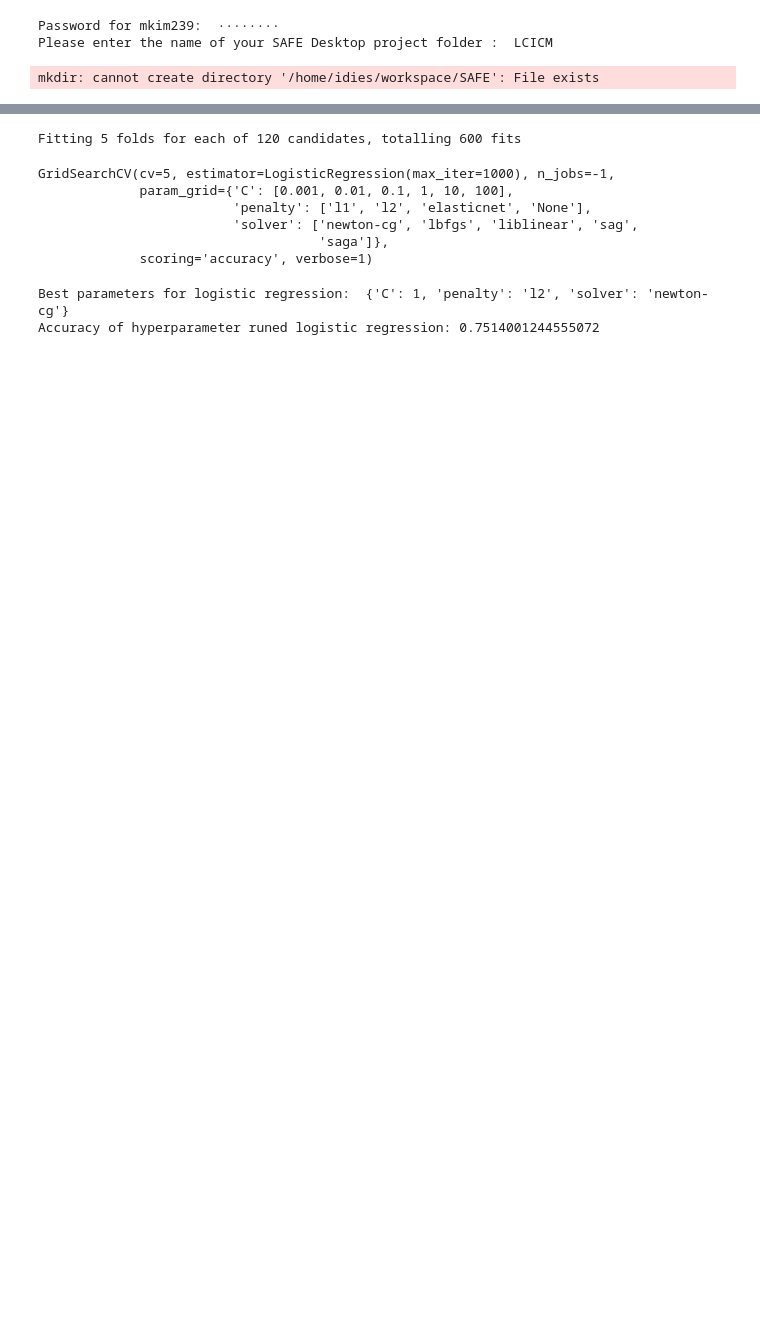
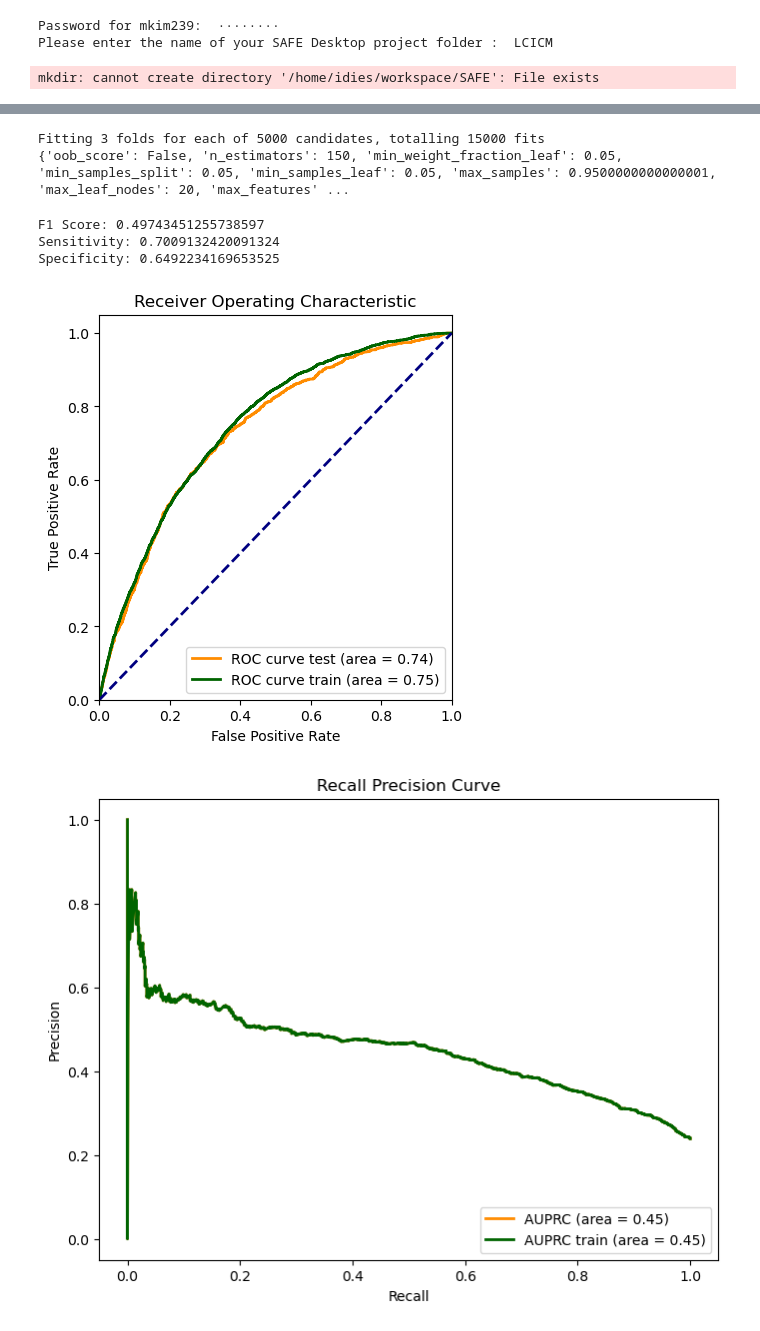
Before and after one commit to Minoo-Kim/HFpEF-ECG-AI, a Jupyter notebook: src/feature_selection_VIF.ipynb, the cells around one changed output, grey strips where cells are left out. Drawn from its saved outputs; the diff is of its cells as text; code cells hidden in the pictures; blank space fills up the shorter version.

```diff
--- a/src/feature_selection_VIF.ipynb
+++ b/src/feature_selection_VIF.ipynb
@@ -156,3 +181,21 @@ param_grid = {
+# %%
+from sklearn.metrics import confusion_matrix, f1_score
+def calc_f1(model):
+    y_pred = model.predict(X_test_scaled)
+    print(f"F1 Score: {f1_score(y_test, y_pred)}")
+    cm= confusion_matrix(y_test, y_pred)
+    TP = cm[1, 1]
+    TN = cm[0, 0]
+    FP = cm[0, 1]
+    FN = cm[1, 0]
+    sensitivity = TP / (TP + FN)
+    specificity = TN / (TN + FP)
+    print(f"Sensitivity: {sensitivity}")
+    print(f"Specificity: {specificity}")
 # %%
-# keeps throwing warnings otherwise
-!pip3 install --upgrade pandas
+# TUNING FOR RANDOM FOREST
+import warnings
+from sklearn.model_selection import RandomizedSearchCV
+from sklearn.ensemble import RandomForestClassifier
+warnings.filterwarnings("ignore")
+rf_model = RandomForestClassifier()
@@ -166,22 +202,18 @@ Requirement already satisfied: six>=1.5 in /home/idies/miniconda3/lib/python3.9/
-# %%
-import warnings
-warnings.filterwarnings("ignore")
-grid_search = GridSearchCV(estimator=model, param_grid=param_grid, cv=5, scoring="accuracy", verbose=1, n_jobs=-1)
-grid_search.fit(X_train_scaled, y_train)
-# %% [output]
-Fitting 5 folds for each of 120 candidates, totalling 600 fits
-GridSearchCV(cv=5, estimator=LogisticRegression(max_iter=1000), n_jobs=-1,
-             param_grid={'C': [0.001, 0.01, 0.1, 1, 10, 100],
-                         'penalty': ['l1', 'l2', 'elasticnet', 'None'],
-                         'solver': ['newton-cg', 'lbfgs', 'liblinear', 'sag',
-                                    'saga']},
-             scoring='accuracy', verbose=1)
-# %%
-print("Best parameters for logistic regression: ", grid_search.best_params_)
-best_model = grid_search.best_estimator_
-y_pred_tuned = best_model.predict(X_test_scaled)
-tuned_accuracy = accuracy_score(y_test, y_pred_tuned)
-print("Accuracy of hyperparameter runed logistic regression: " + str(tuned_accuracy))
-# %% [output]
-Best parameters for logistic regression:  {'C': 1, 'penalty': 'l2', 'solver': 'newton-cg'}
-Accuracy of hyperparameter runed logistic regression: 0.7514001244555072
+# %%
+grid_search_rf = RandomizedSearchCV(estimator=rf_model, param_distributions=param_grid_rf, cv=3, verbose=1, n_jobs=-1, n_iter = 5000, scoring = "roc_auc")
+grid_search_rf.fit(X_train_scaled, y_train)
+print(grid_search_rf.best_params_)
+# %% [output]
+Fitting 3 folds for each of 5000 candidates, totalling 15000 fits
+{'oob_score': False, 'n_estimators': 150, 'min_weight_fraction_leaf': 0.05, 'min_samples_split': 0.05, 'min_samples_leaf': 0.05, 'max_samples': 0.9500000000000001, 'max_leaf_nodes': 20, 'max_features' ...
+# %%
+# show performance
+plot_auroc(grid_search_rf.best_estimator_)
+plot_auprc(grid_search_rf.best_estimator_)
+calc_f1(grid_search_rf.best_estimator_)
+# %% [output]
+F1 Score: 0.49743451255738597
+Sensitivity: 0.7009132420091324
+Specificity: 0.6492234169653525
+[figure, added]
+[figure, added]
```
Also changed, not shown: parts of 19 cells of this notebook.
